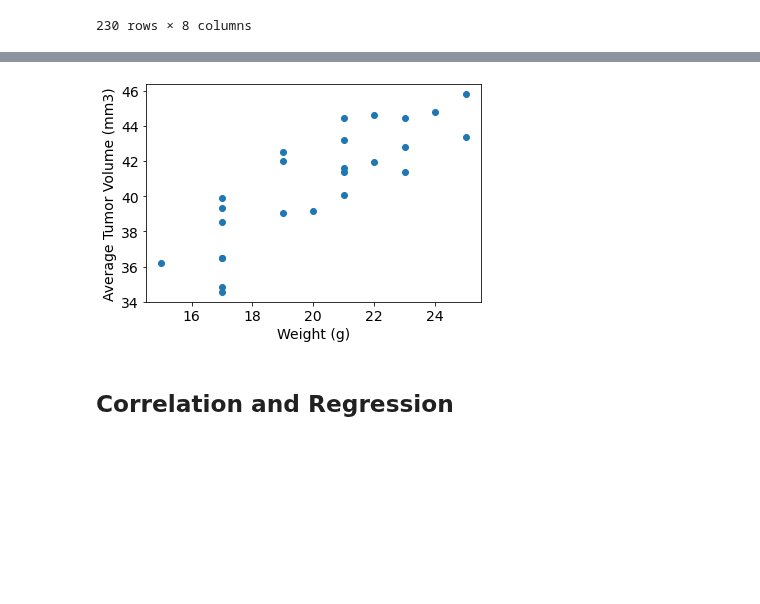
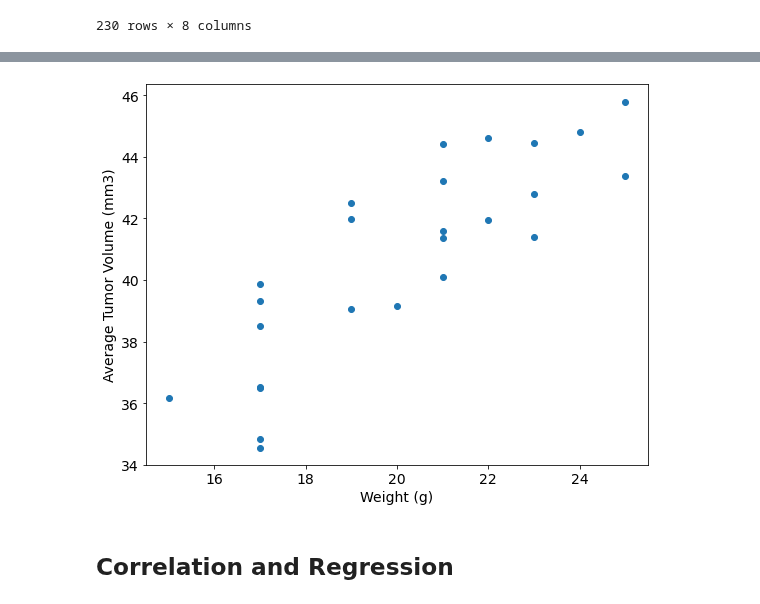
Before and after one commit to andrewdhawthorne/Module-5-Matplotlib-Challenge, a Jupyter notebook: Pymaceuticals/Pymaceuticals_student_solution.ipynb, the cells around one changed output, grey strips where cells are left out. Drawn from its saved outputs; the diff is of its cells as text; code cells hidden in the pictures; blank space fills up the shorter version.

```diff
--- a/Pymaceuticals/Pymaceuticals_student_solution.ipynb
+++ b/Pymaceuticals/Pymaceuticals_student_solution.ipynb
@@ -482,15 +486,20 @@ plt.show()
 # %%
 # Generate a scatter plot of mouse weight vs. the average observed tumor volume for the entire Capomulin regimen
 cap_weight_df = clean_study_data.loc[clean_study_data["Drug Regimen"] == "Capomulin"]
 avg_tum_vol = cap_weight_df.groupby(["Mouse_ID"]).mean()
 
+# Display line plot, give x,y labels, apply formatting
+plt.figure(figsize=(9,7))
+marker
 plt.scatter(avg_tum_vol["Weight (g)"], avg_tum_vol["Tumor Volume (mm3)"])
 plt.xlabel("Weight (g)")
 plt.ylabel("Average Tumor Volume (mm3)")
 
+# Save an image of the chart and print it to the screen
+plt.savefig("Images/Avg_tum_vol_scatterplot.png", bbox_inches="tight")
 plt.show()
 # %% [output]
-[figure, old version]
+[figure, new version]
 # %% [markdown]
 ## Correlation and Regression
 # %%
```
Also changed, not shown: parts of 11 cells of this notebook, 5 other files.
